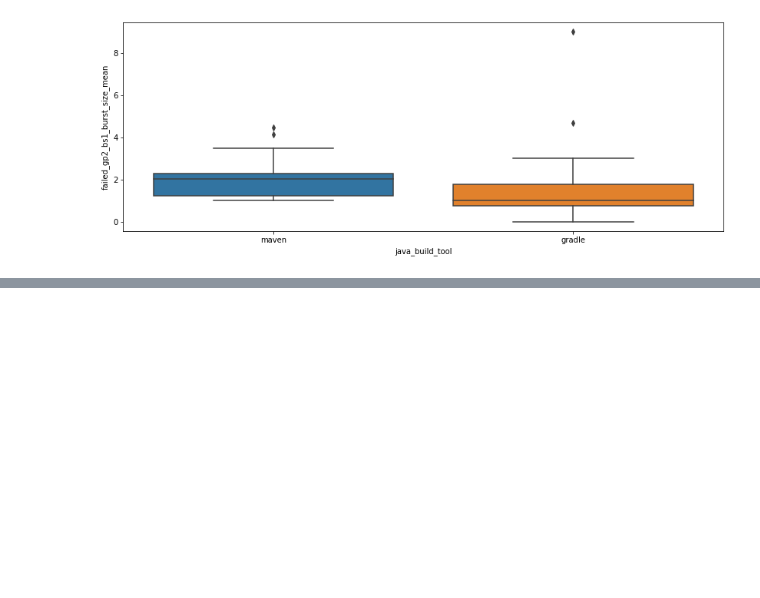
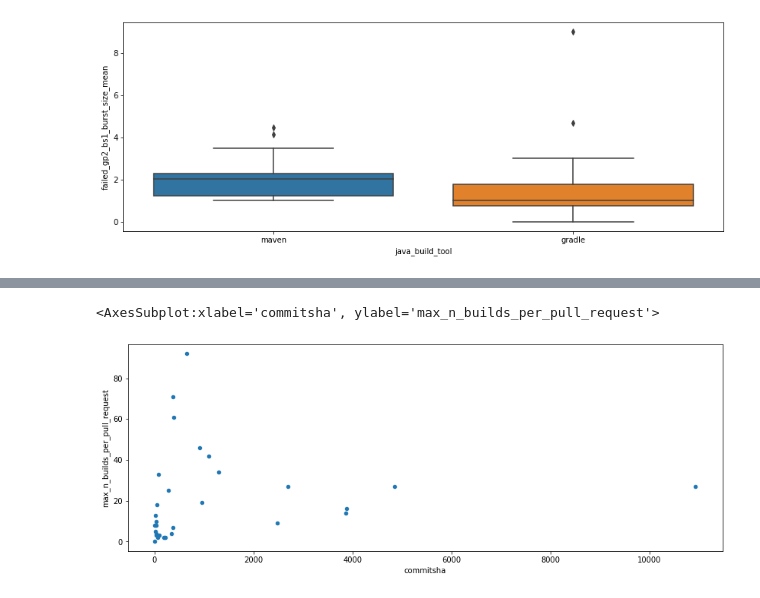
Before and after one commit to IncioMan/Continuous-Integration-metrics-for-post-release-bugs-prediction, a Jupyter notebook: notebooks/analysis/continuous_integration_metrics_for_releases.ipynb, the cells around one changed output, grey strips where cells are left out. Saved outputs shown, nothing was run; the diff lists cells and outputs as text; code cells hidden in the pictures; blank space fills up the shorter version.

```diff
--- a/notebooks/analysis/continuous_integration_metrics_for_releases.ipynb
+++ b/notebooks/analysis/continuous_integration_metrics_for_releases.ipynb
@@ -936,0 +987,2 @@ for method, metrics in df_metrics.items():
+# %%
+buildsha = buildsha.merge(tags_comparison_commits[["ahead_sha", "total_changes", "insertions", "deletions"]], left_on="commitsha", right_on="ahead_sha")
@@ -936,0 +991,4 @@ for method, metrics in df_metrics.items():
+# %%
+changes = buildsha.groupby(["from_tag","to_tag"]).total_changes.sum().reset_index()
+changes["max_deleted_lines"] = buildsha.groupby(["from_tag","to_tag"]).deletions.max().values
+changes["max_inserted_lines"] = buildsha.groupby(["from_tag","to_tag"]).insertions.max().values
@@ -936,0 +1035,8 @@ for method, metrics in df_metrics.items():
+# %%
+maven = pd.concat([commits,changes,df_metrics[methods[0]][["max_n_builds_per_pull_request","max_failed_tests",
+                                                           "mean_failed_tests",
+                                                           "failed_gp1_bs2_burst_size_mean", "failed_gp2_bs3_n_bursts_max"]],
+                   df_metrics[methods[0]].post_release_bugs], axis=1)
+maven = maven[:32]
+maven["binary"] = maven.post_release_bugs < maven.post_release_bugs.median()
+maven.corr(method="spearman")
@@ -936,0 +1071,5 @@ for method, metrics in df_metrics.items():
+# %%
+maven.plot.scatter(x='commitsha', y='max_n_builds_per_pull_request')
+# %% [output]
+<AxesSubplot:xlabel='commitsha', ylabel='max_n_builds_per_pull_request'>
+[figure, added]
```
Also changed, not shown: parts of 32 cells of this notebook, 2 other files.
